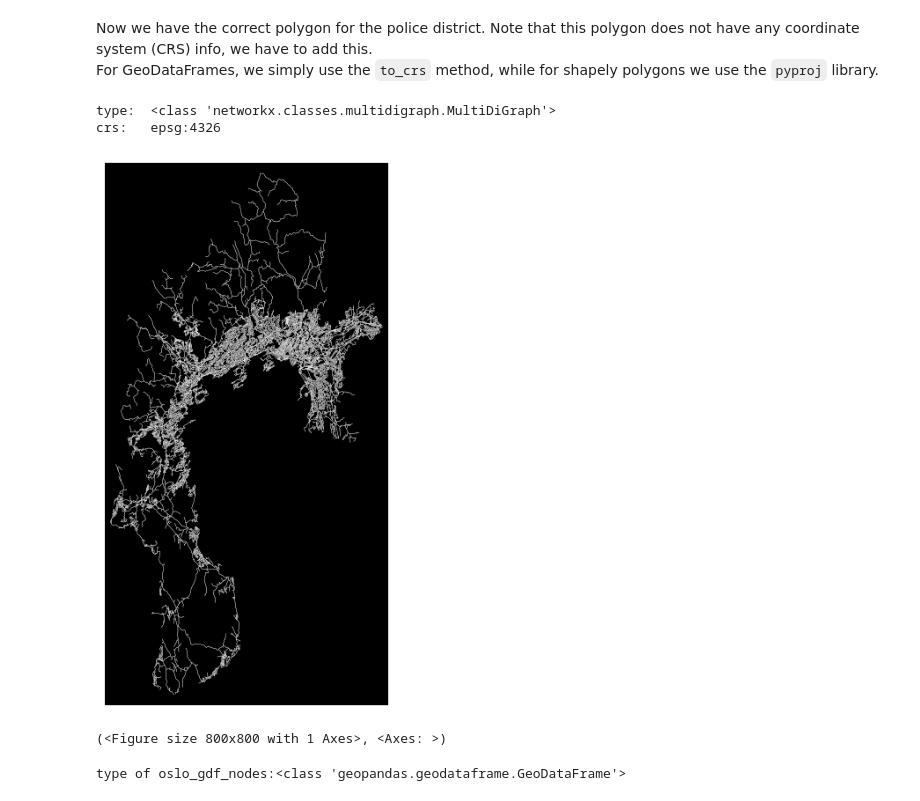
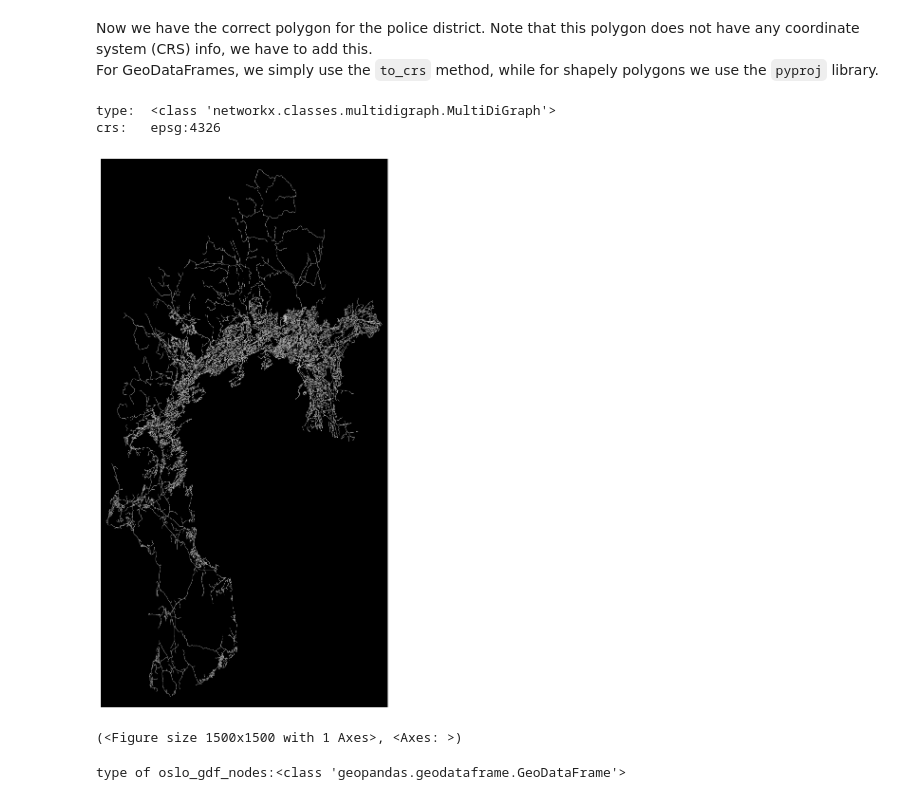
Before and after one commit to torhaa1/Response_Time_Minimization, a Jupyter notebook: preprocessing/22_preprocess_Oslo_district.ipynb, the cells around one changed output. Drawn from its saved outputs; the diff is of its cells as text; code cells hidden in the pictures.

```diff
--- a/preprocessing/22_preprocess_Oslo_district.ipynb
+++ b/preprocessing/22_preprocess_Oslo_district.ipynb
@@ -148,12 +149,12 @@ oslo_graph = ox.graph_from_polygon(combined_poly, network_type="drive", simplify
 # %%
 print("type: ", type(oslo_graph))
 print("crs:  ", oslo_graph.graph['crs'])
 
 # Plot the road network
-ox.plot_graph(oslo_graph, node_size=0, edge_color="w", edge_linewidth=0.2, bgcolor="k")
+ox.plot_graph(oslo_graph, node_size=0, edge_color="w", edge_linewidth=0.2, bgcolor="k", figsize=(15,15))
 # %% [output]
 type:  <class 'networkx.classes.multidigraph.MultiDiGraph'>
 crs:   epsg:4326
-[figure, old version]
+[figure, new version]
-(<Figure size 800x800 with 1 Axes>, <Axes: >)
+(<Figure size 1500x1500 with 1 Axes>, <Axes: >)
 # %%
```
Also changed, not shown: parts of 39 cells of this notebook, 2 other files.
